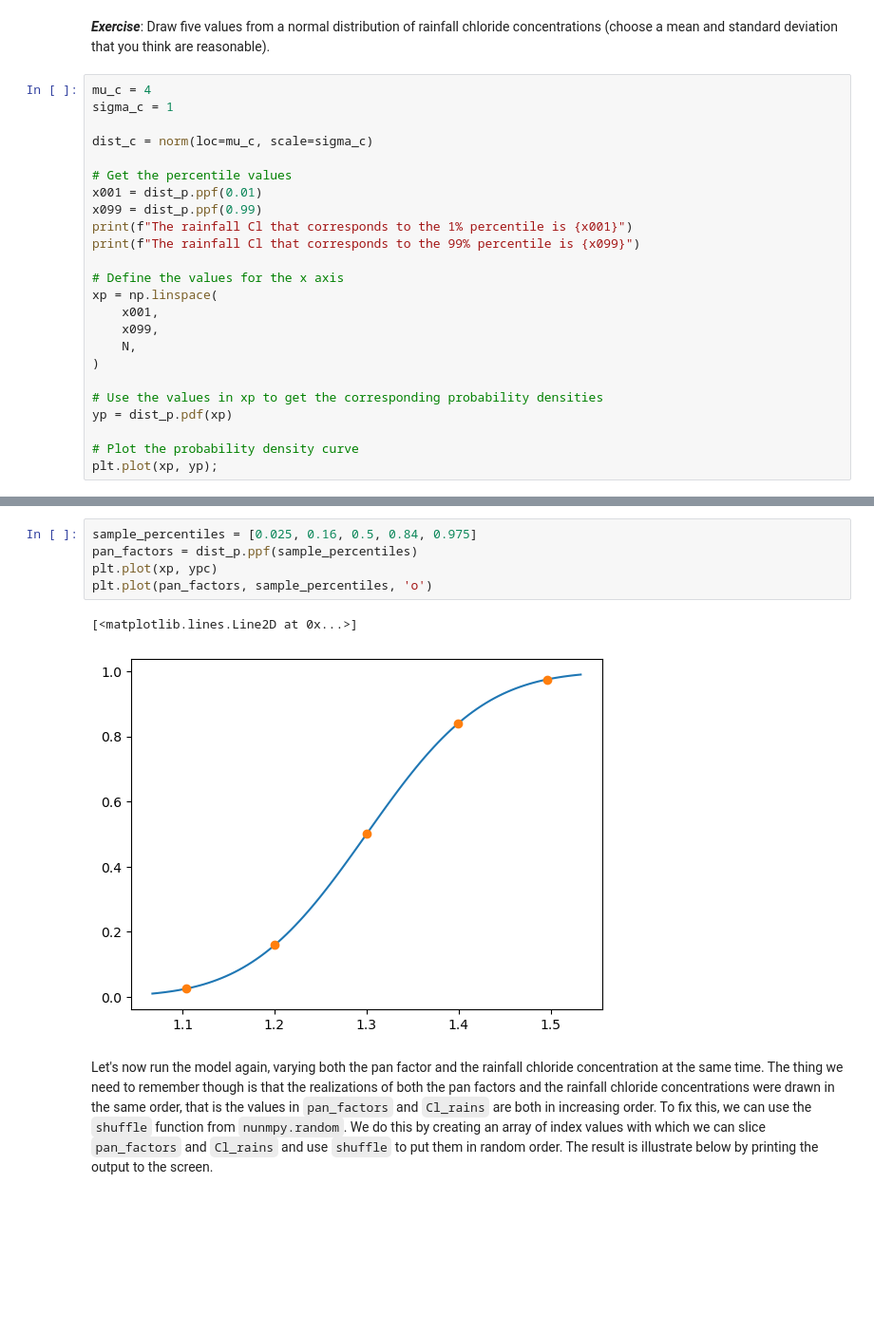
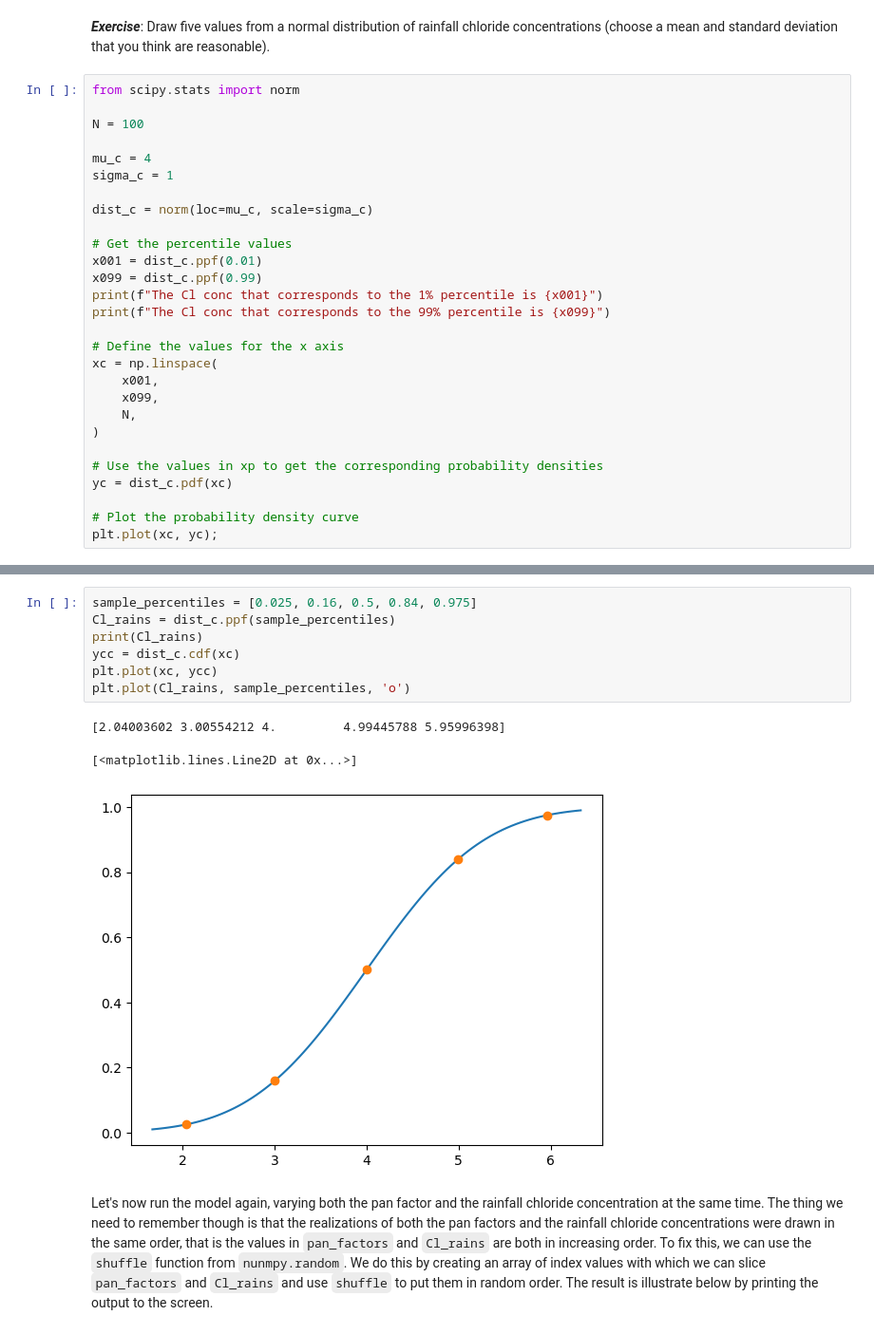
Before and after one commit to vincentpost/PythonMasterclass, a Jupyter notebook: session_6_uncertainty.ipynb, the cells around one changed output, grey strips where cells are left out. Shown at 95% size. Saved outputs shown, nothing was run; the diff lists cells and outputs as text; blank space fills up the shorter version.

```diff
--- a/session_6_uncertainty.ipynb
+++ b/session_6_uncertainty.ipynb
@@ -118,27 +118,31 @@ plt.plot(df.index, df["Cl_sample"], 'o')
 # %% [markdown]
 ***Exercise***: Draw five values from a normal distribution of rainfall chloride concentrations (choose a mean and standard deviation that you think are reasonable).
 # %%
+from scipy.stats import norm
+
+N = 100
+
 mu_c = 4
 sigma_c = 1
 
 dist_c = norm(loc=mu_c, scale=sigma_c)
 
 # Get the percentile values
-x001 = dist_p.ppf(0.01)
-x099 = dist_p.ppf(0.99)
-print(f"The rainfall Cl that corresponds to the 1% percentile is {x001}")
-print(f"The rainfall Cl that corresponds to the 99% percentile is {x099}")
+x001 = dist_c.ppf(0.01)
+x099 = dist_c.ppf(0.99)
+print(f"The Cl conc that corresponds to the 1% percentile is {x001}")
+print(f"The Cl conc that corresponds to the 99% percentile is {x099}")
 
 # Define the values for the x axis
-xp = np.linspace(
+xc = np.linspace(
     x001,
     x099,
     N,
 )
 
 # Use the values in xp to get the corresponding probability densities
-yp = dist_p.pdf(xp)
+yc = dist_c.pdf(xc)
 
 # Plot the probability density curve
-plt.plot(xp, yp);
+plt.plot(xc, yc);
 # %% [output]
@@ -148,11 +152,14 @@ The rainfall Cl that corresponds to the 99% percentile is 1.5326347874040842
 # %%
 sample_percentiles = [0.025, 0.16, 0.5, 0.84, 0.975]
-pan_factors = dist_p.ppf(sample_percentiles)
-plt.plot(xp, ypc)
-plt.plot(pan_factors, sample_percentiles, 'o')
+Cl_rains = dist_c.ppf(sample_percentiles)
+print(Cl_rains)
+ycc = dist_c.cdf(xc)
+plt.plot(xc, ycc)
+plt.plot(Cl_rains, sample_percentiles, 'o')
 # %% [output]
-[<matplotlib.lines.Line2D at 0x...>]
+[2.04003602 3.00554212 4.         4.99445788 5.95996398]
+[<matplotlib.lines.Line2D at 0x...>]
-[figure, old version]
+[figure, new version]
 # %% [markdown]
 Let's now run the model again, varying both the pan factor and the rainfall chloride concentration at the same time. The thing we need to remember though is that the realizations of both the pan factors and the rainfall chloride concentrations were drawn in the same order, that is the values in `pan_factors` and `Cl_rains` are both in increasing order. To fix this, we can use the `shuffle` function from `nunmpy.random`. We do this by creating an array of index values with which we can slice `pan_factors` and `Cl_rains` and use `shuffle` to put them in random order. The result is illustrate below by printing the output to the screen.
 # %%
```
Also changed, not shown: parts of 4 cells of this notebook.
